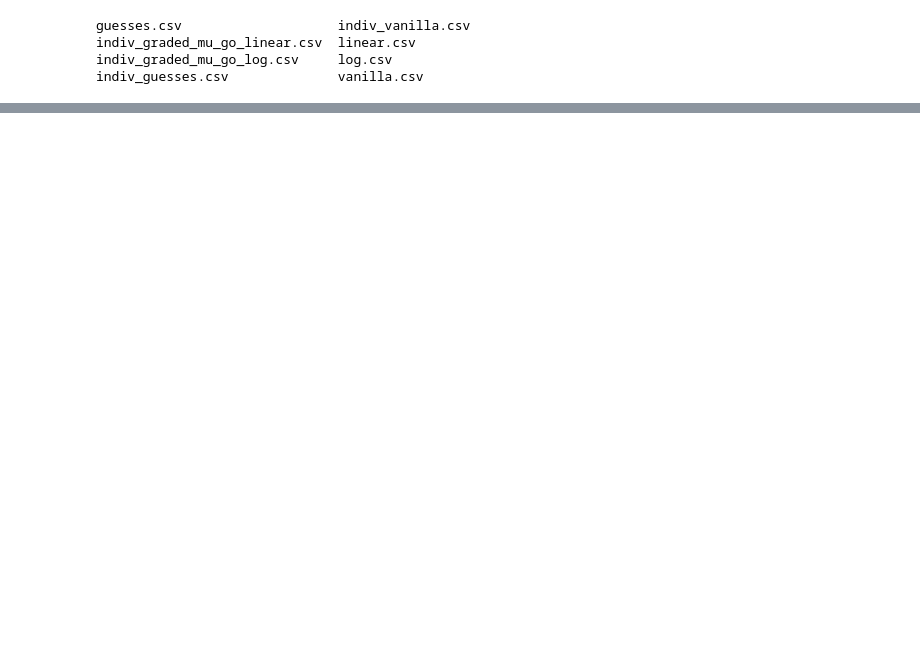
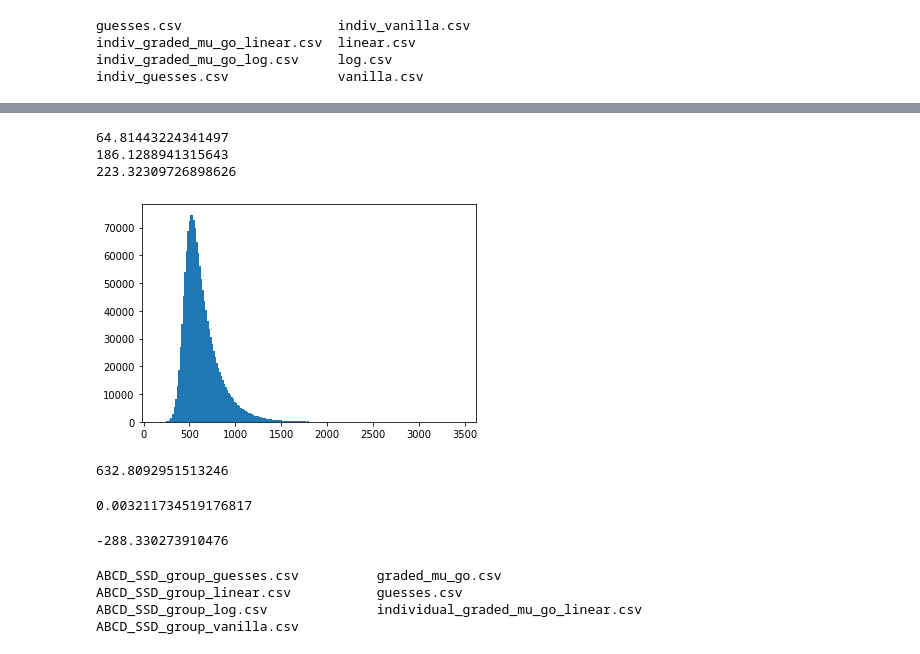
Before and after one commit to henrymj/ABCD_simulations, a Jupyter notebook: visualize_SSRTs_by_SSD.ipynb, the cells around one changed output, grey strips where cells are left out. Cells and saved outputs as stored; diff of their text form; code cells hidden in the pictures; blank space fills up the shorter version.

```diff
--- a/visualize_SSRTs_by_SSD.ipynb
+++ b/visualize_SSRTs_by_SSD.ipynb
@@ -12,0 +24,9 @@ indiv_guesses.csv              vanilla.csv
+# %%
+for file in glob('ssrt_metrics/indiv_*.csv'):
+    data =  pd.read_csv(file, index_col=0)
+    data.columns = data.columns.str.replace('SSRT_', '')
+    melt_df = pd.melt(data, id_vars=['SSD'], value_vars=['standard','w_guesses','w_graded'], var_name = 'assumed_go_dist', value_name='SSRT')
+    _ = sns.lineplot(x='SSD', y='SSRT', hue='assumed_go_dist', data=melt_df)
+    plt.title(file.split('indiv_')[-1].replace('.csv', ''))
+    plt.show()
+    plt.close()
@@ -12,0 +44,15 @@ indiv_guesses.csv              vanilla.csv
+# %%
+def generate_exgauss_sampler_from_fit(data,
+                                      default_sample_size=100000):
+    FIT_K, FIT_LOC, FIT_SCALE = sstats.exponnorm.fit(data)
+    FIT_LAMBDA = 1/(FIT_K*FIT_SCALE)
+    FIT_BETA = 1/FIT_LAMBDA
+
+    print(FIT_LOC)
+    def sample_exgauss(sample_size=default_sample_size,
+                       beta=FIT_BETA, scale=FIT_SCALE, loc=FIT_LOC):
+        exp_out = np.random.exponential(scale=beta, size=sample_size)
+        norm_out = np.random.normal(scale=scale, size=sample_size)
+        return (exp_out+norm_out) + loc
+
+    return sample_exgauss
@@ -12,0 +203,34 @@ indiv_guesses.csv              vanilla.csv
+# %%
+def generate_exgauss_sampler_from_fit(data,
+                                      default_sample_size=100000):
+    FIT_K, FIT_LOC, FIT_SCALE = sstats.exponnorm.fit(data)
+    FIT_LAMBDA = 1/(FIT_K*FIT_SCALE)
+    FIT_BETA = 1/FIT_LAMBDA
+
+    print(FIT_SCALE)
+    print(FIT_BETA)
+    print(FIT_LOC)
+    def sample_exgauss(sample_size=default_sample_size,
+                       beta=FIT_BETA, scale=FIT_SCALE, loc=FIT_LOC):
+        exp_out = np.random.exponential(scale=beta, size=sample_size) + loc
+        norm_out = np.random.normal(scale=scale,loc=loc, size=sample_size)
+        return norm_out + exp_out
+
+    return sample_exgauss
+# %%
+sample_exgauss = generate_exgauss_sampler_from_fit(SSD0_RTs)
+sampled_rts = sample_exgauss(1500000)
+_ = plt.hist(sampled_rts, bins=200)
+# %% [output]
+64.81443224341497
+186.1288941315643
+223.32309726898626
+[figure, added]
+# %%
+np.mean(sampled_rts)
+# %% [output]
+632.8092951513246
+# %%
+np.min(out)
+# %% [output]
+0.003211734519176817
@@ -13 +239,12 @@ indiv_guesses.csv              vanilla.csv
+# %%
+np.min(out)
+# %% [output]
+-288.330273910476
+# %%
+ls simulated_data/
+# %% [output]
+ABCD_SSD_group_guesses.csv          graded_mu_go.csv
+ABCD_SSD_group_linear.csv           guesses.csv
+ABCD_SSD_group_log.csv              individual_graded_mu_go_linear.csv
+ABCD_SSD_group_vanilla.csv
 # %%
```
Also changed, not shown: parts of 17 cells of this notebook, 3 other files.
